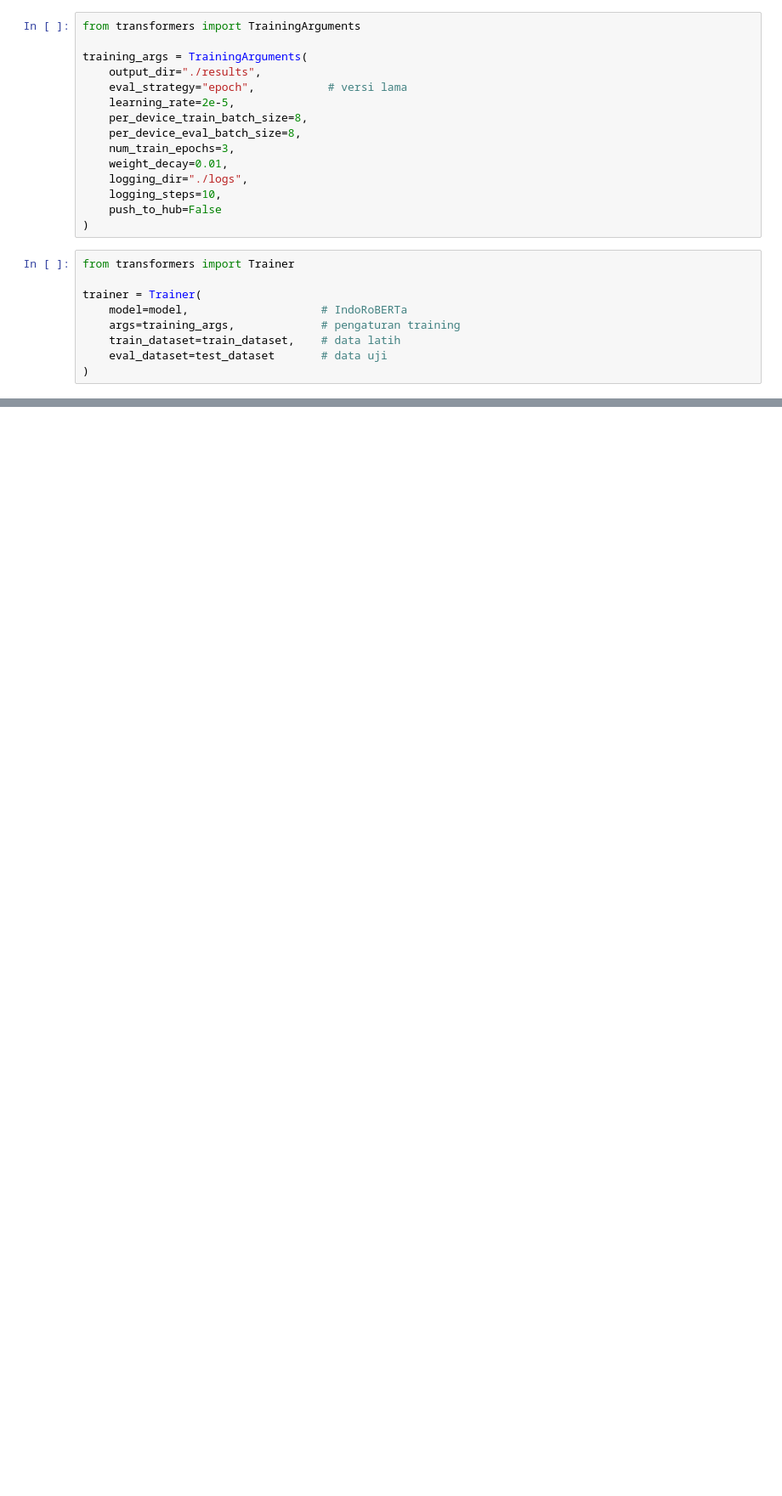
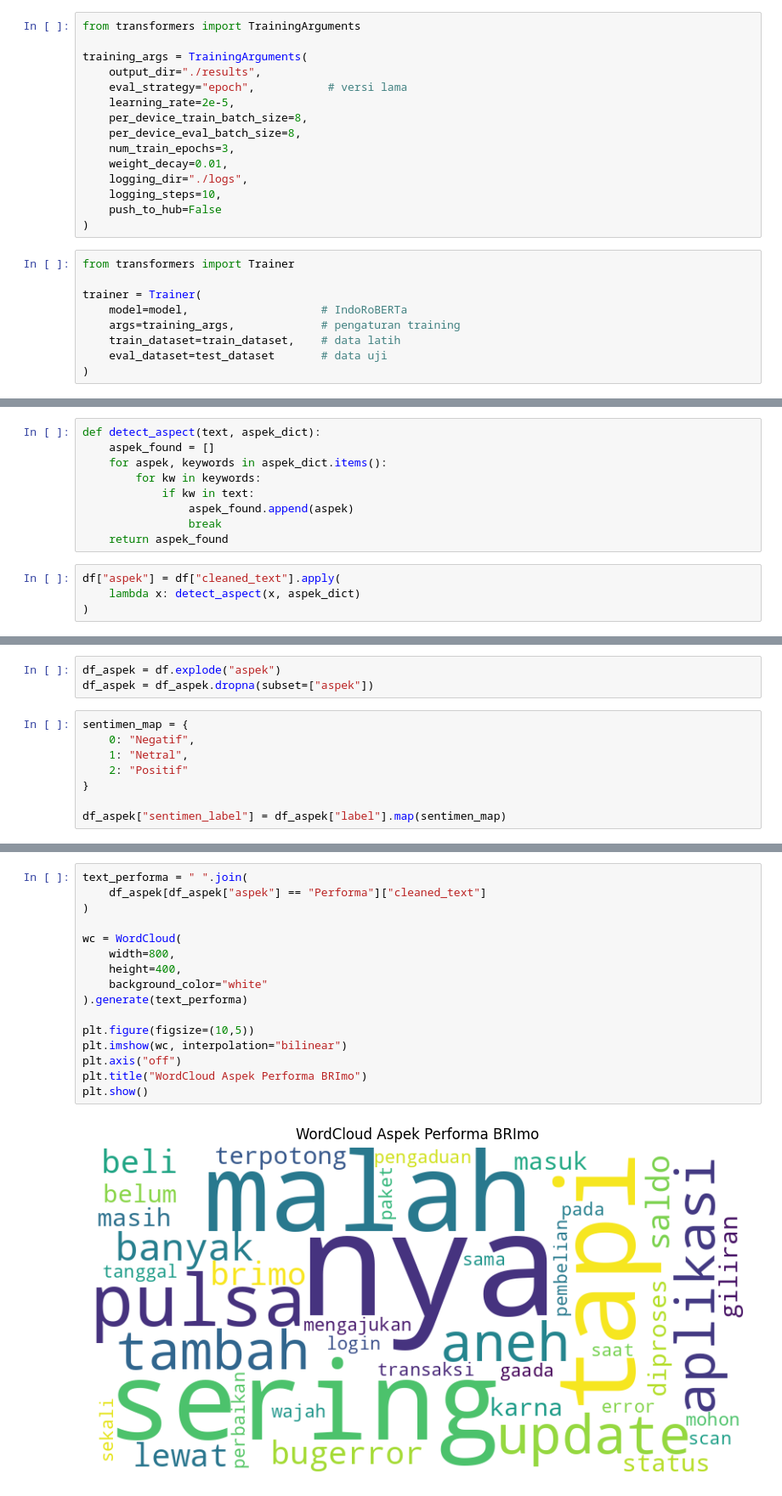
Before and after one commit to mukhairatil/sentiment-analysis-indoroberta, a Jupyter notebook: tes_penelitian.ipynb, the cells around one changed output, grey strips where cells are left out. Shown at 85% size. Cells and saved outputs as stored; diff of their text form; blank space fills up the shorter version.

Commit message:
analisis komentar berbasis aspek dan evaluation

```diff
--- a/tes_penelitian.ipynb
+++ b/tes_penelitian.ipynb
@@ -418,0 +544,13 @@ TrainOutput(global_step=27, training_loss=0.3243716601972227, metrics={'train_ru
+# %%
+def detect_aspect(text, aspek_dict):
+    aspek_found = []
+    for aspek, keywords in aspek_dict.items():
+        for kw in keywords:
+            if kw in text:
+                aspek_found.append(aspek)
+                break
+    return aspek_found
+# %%
+df["aspek"] = df["cleaned_text"].apply(
+    lambda x: detect_aspect(x, aspek_dict)
+)
@@ -418,0 +572,11 @@ TrainOutput(global_step=27, training_loss=0.3243716601972227, metrics={'train_ru
+# %%
+df_aspek = df.explode("aspek")
+df_aspek = df_aspek.dropna(subset=["aspek"])
+# %%
+sentimen_map = {
+    0: "Negatif",
+    1: "Netral",
+    2: "Positif"
+}
+
+df_aspek["sentimen_label"] = df_aspek["label"].map(sentimen_map)
@@ -418,0 +620,18 @@ TrainOutput(global_step=27, training_loss=0.3243716601972227, metrics={'train_ru
+# %%
+text_performa = " ".join(
+    df_aspek[df_aspek["aspek"] == "Performa"]["cleaned_text"]
+)
+
+wc = WordCloud(
+    width=800,
+    height=400,
+    background_color="white"
+).generate(text_performa)
+
+plt.figure(figsize=(10,5))
+plt.imshow(wc, interpolation="bilinear")
+plt.axis("off")
+plt.title("WordCloud Aspek Performa BRImo")
+plt.show()
+# %% [output]
+[figure, added]
```
Also changed, not shown: parts of 21 cells of this notebook.
